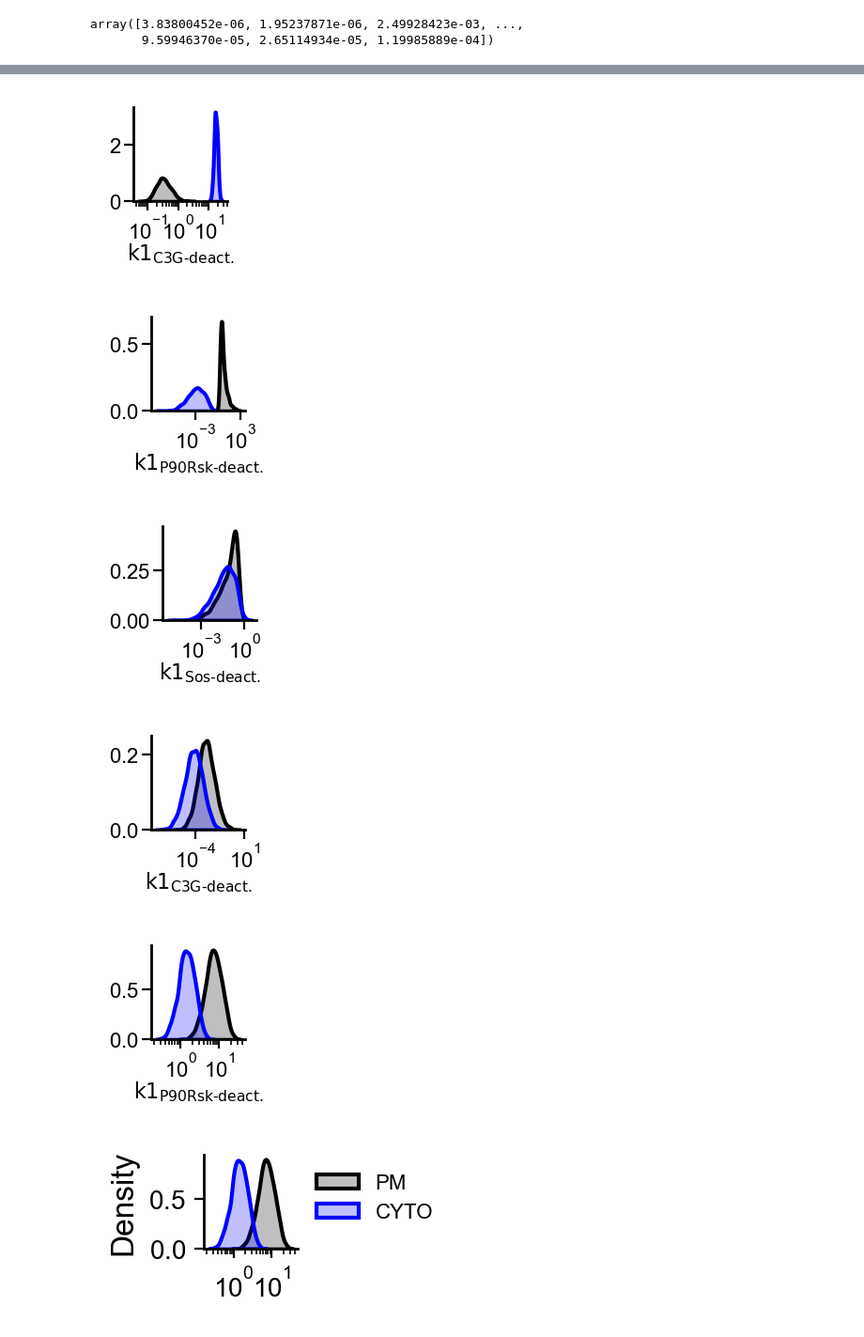
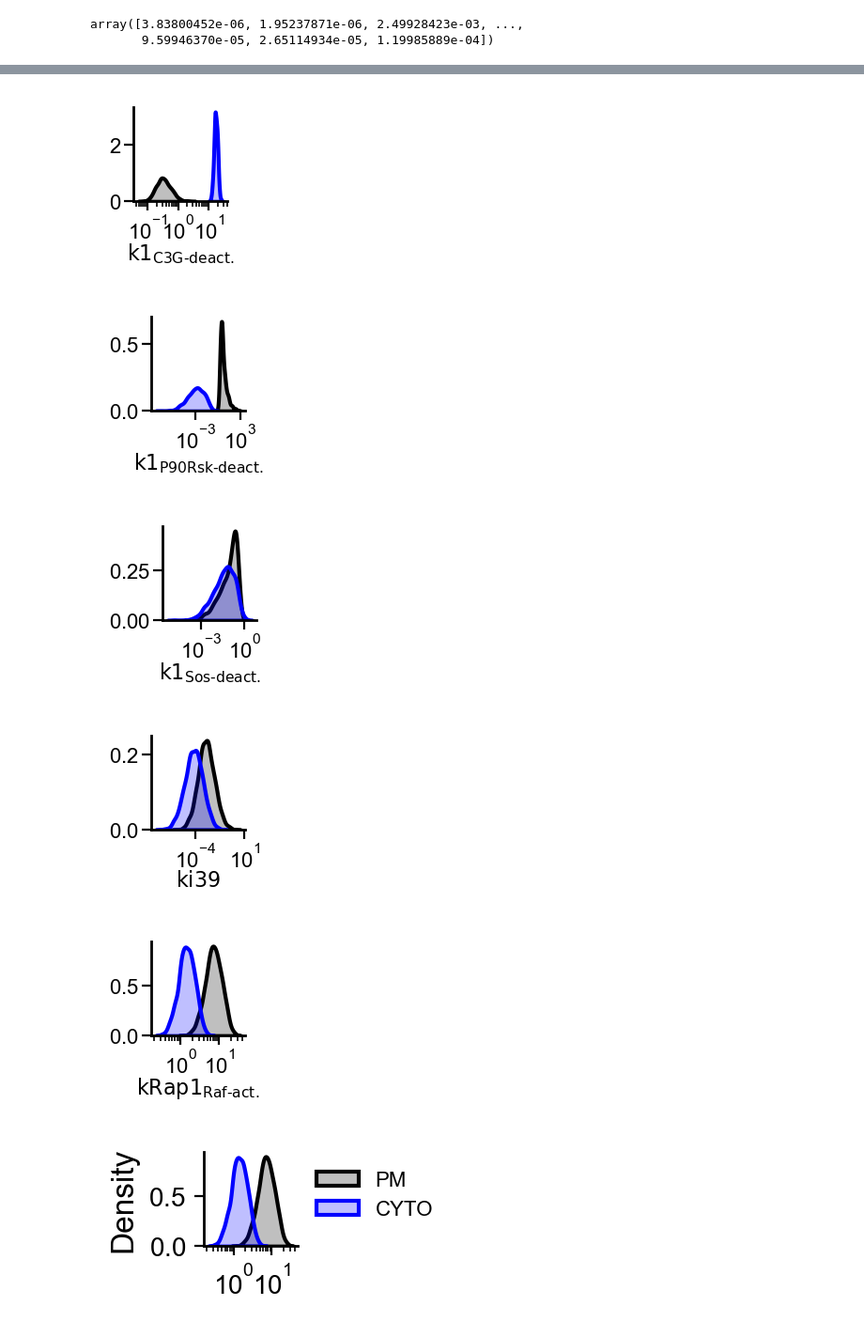
Before and after one commit to RangamaniLabUCSD/multimodel-inference, a Jupyter notebook: src/MAPK/multimodel_inference/multimodel_inf_Keyes_data_locDiff.ipynb, the cells around one changed output, grey strips where cells are left out. Shown at 94% size. Saved outputs shown, nothing was run; the diff lists cells and outputs as text; code cells hidden in the pictures.

```diff
--- a/src/MAPK/multimodel_inference/multimodel_inf_Keyes_data_locDiff.ipynb
+++ b/src/MAPK/multimodel_inference/multimodel_inf_Keyes_data_locDiff.ipynb
@@ -519,6 +519,7 @@ params = {'orton_2009_p90RsKSoS_Rap1_diff':['k1_C3G_Deactivation', 'k1_P90Rsk_De
 
 display_names = [r'$k1_{C3G\text{-}deact.}$',r'$k1_{P90Rsk\text{-}deact.}$',r'$k1_{Sos\text{-}deact.}$',  r'$ki39$', r'$kRap1_{Raf\text{-}act.}$']
 
+disp_name_idx = 0
 for model in params.keys():
     for i, param in enumerate(params[model]):
             fig, ax = get_sized_fig_ax(0.5,0.5)
@@ -539,7 +540,7 @@ for model in params.keys():
             # plot setup
             ax.tick_params(axis='both', which='major', labelsize=8.0, pad=1.25)
             ax.set_ylabel('', fontsize=10.0)
-            ax.set_xlabel(display_names[i], fontsize=8.0, labelpad=-0.75)
+            ax.set_xlabel(display_names[disp_name_idx], fontsize=8.0, labelpad=-0.75)
 
             # save the figure
             fig.savefig(savedir + model + '_' + param + '_cyto_vs_pm.pdf', transparent=True, bbox_inches='tight')
@@ -547,7 +548,8 @@ for model in params.keys():
             # compute stats and print
             mwu = mannwhitneyu(cyto, pm, alternative='two-sided')
             ks = ks_2samp(cyto, pm, alternative='two-sided')
-            text = 'Mann-Whitney p<0.05: {mw} \n KS:{ks} \n median_cyto: {mc:.3e} \n median_pm {mp:.3e}'.format(mw=mwu.pvalue<0.05, ks=ks.pvalue<0.05, mc=np.median(cyto), mp=np.median(pm))
+            text = 'Mann-Whitney p<0.05: {mw} (p={pmw:.6e} )\n KS:{ks} (p={pks:.6e})'.format(mw=mwu.pvalue<0.05, ks=ks.pvalue<0.05, pmw=mwu.pvalue, pks=ks.pvalue)
             print('Stats for {mod}, parameter {param}'.format(mod=model, param=param) + '\n' + text)
+            disp_name_idx += 1
 # %% [output]
 Stats for orton_2009_p90RsKSoS_Rap1_diff, parameter k1_C3G_Deactivation
@@ -570,8 +570,8 @@ Mann-Whitney p<0.05: True
 [figure]
 [figure]
 [figure]
-[figure, old version]
+[figure, new version]
-[figure, old version]
+[figure, new version]
 # %%
 fig, ax = get_sized_fig_ax(0.5,0.5)
 dat = pd.DataFrame({'CYTO':cyto, 'PM':pm})
```
Also changed, not shown: parts of 1 cell of this notebook, 1 other file.
